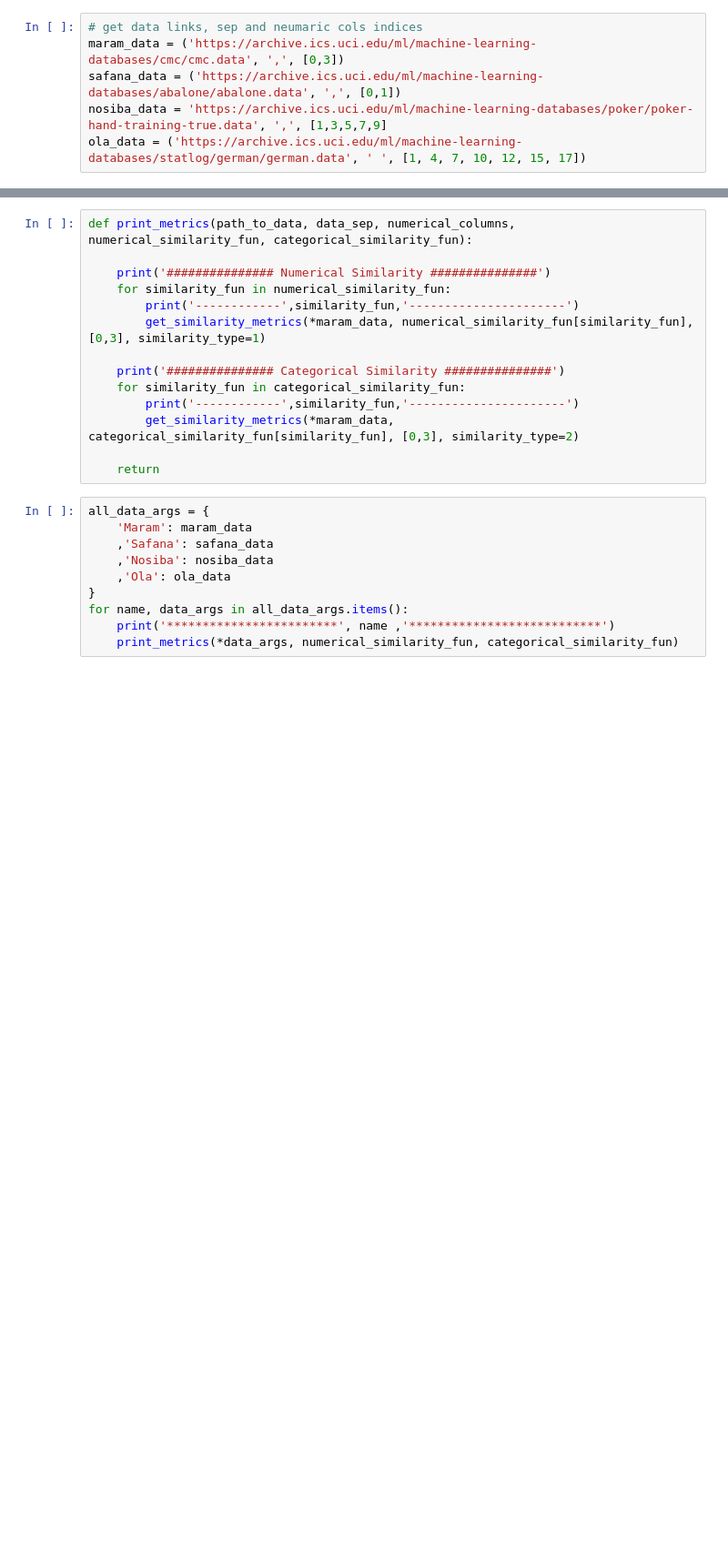
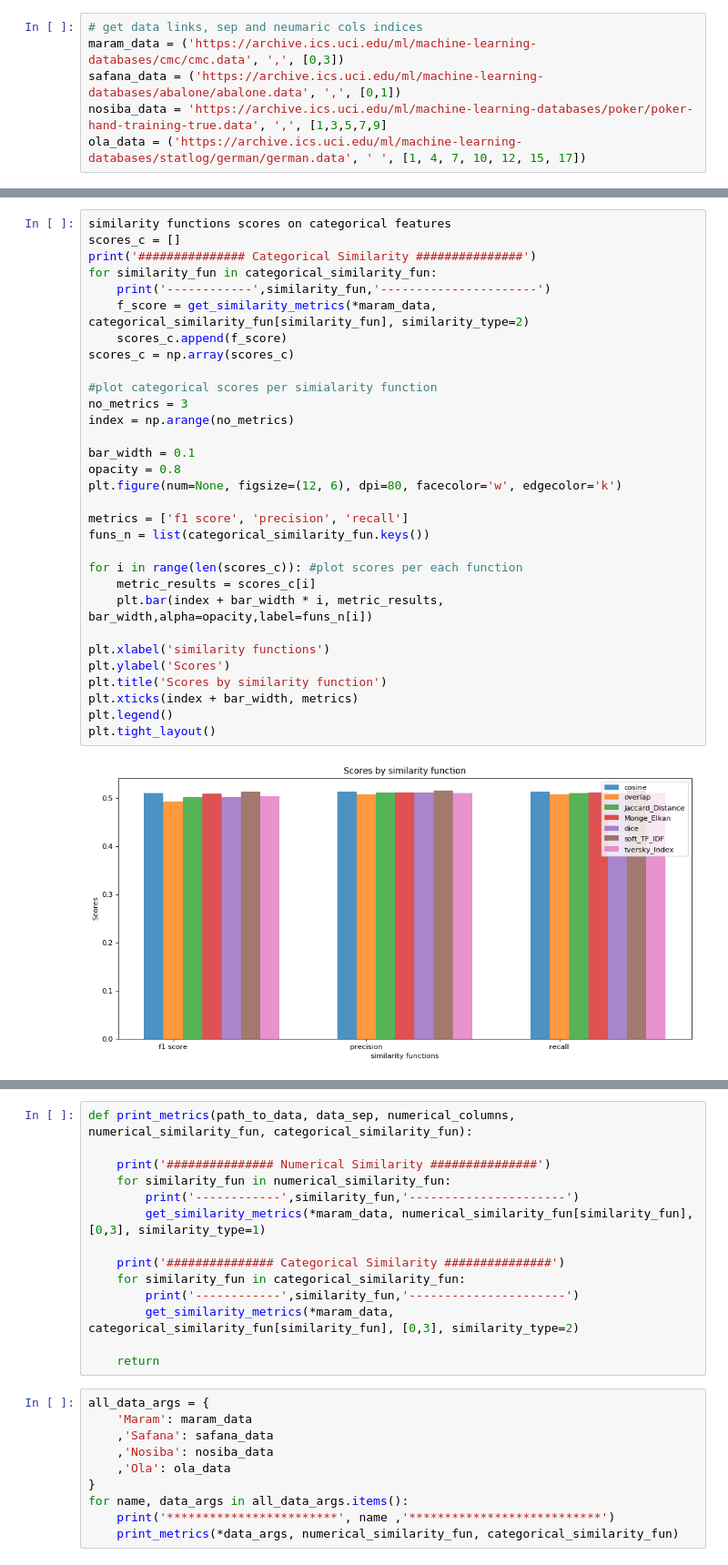
Before and after one commit to mustafaghali/Similarity_Measure_benchmarks, a Jupyter notebook: similarity_measure.ipynb, the cells around one changed output, grey strips where cells are left out. Shown at 91% size. Saved outputs shown, nothing was run; the diff lists cells and outputs as text; blank space fills up the shorter version.

```diff
--- a/similarity_measure.ipynb
+++ b/similarity_measure.ipynb
@@ -117,0 +154,33 @@ get_similarity_metrics(*maram_data, similarity_type=3)
+# %%
+similarity functions scores on categorical features
+scores_c = []
+print('############### Categorical Similarity ###############')
+for similarity_fun in categorical_similarity_fun:
+    print('------------',similarity_fun,'----------------------')
+    f_score = get_similarity_metrics(*maram_data, categorical_similarity_fun[similarity_fun], similarity_type=2)
+    scores_c.append(f_score)
+scores_c = np.array(scores_c)
+
+#plot categorical scores per simialarity function
+no_metrics = 3
+index = np.arange(no_metrics)
+
+bar_width = 0.1
+opacity = 0.8
+plt.figure(num=None, figsize=(12, 6), dpi=80, facecolor='w', edgecolor='k')
+
+metrics = ['f1 score', 'precision', 'recall']
+funs_n = list(categorical_similarity_fun.keys())
+
+for i in range(len(scores_c)): #plot scores per each function
+    metric_results = scores_c[i]
+    plt.bar(index + bar_width * i, metric_results, bar_width,alpha=opacity,label=funs_n[i])
+
+plt.xlabel('similarity functions')
+plt.ylabel('Scores')
+plt.title('Scores by similarity function')
+plt.xticks(index + bar_width, metrics)
+plt.legend()
+plt.tight_layout()
+# %% [output]
+[figure, added]
```
Also changed, not shown: parts of 10 cells of this notebook, 1 other file.
